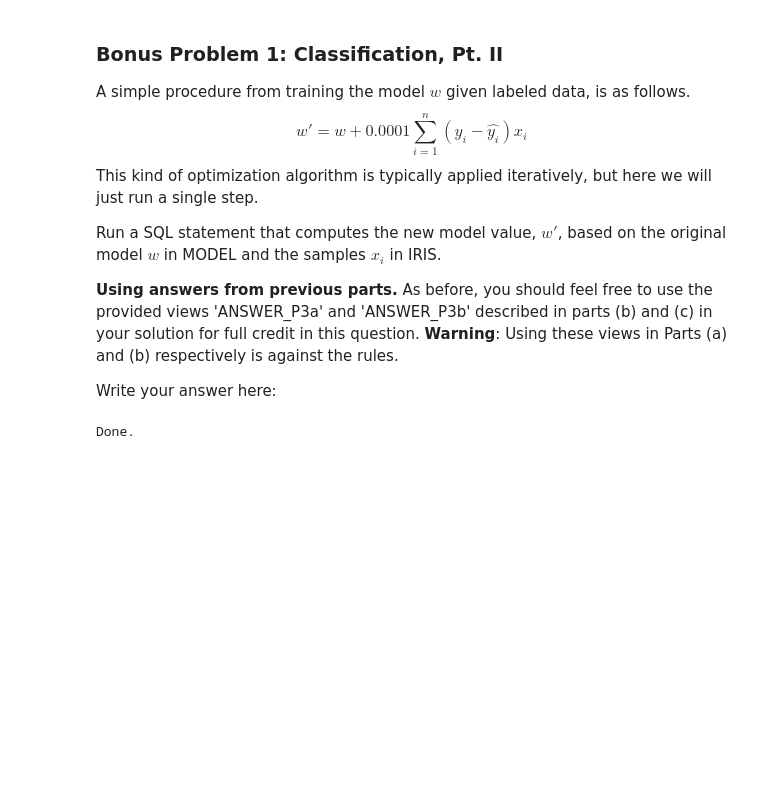
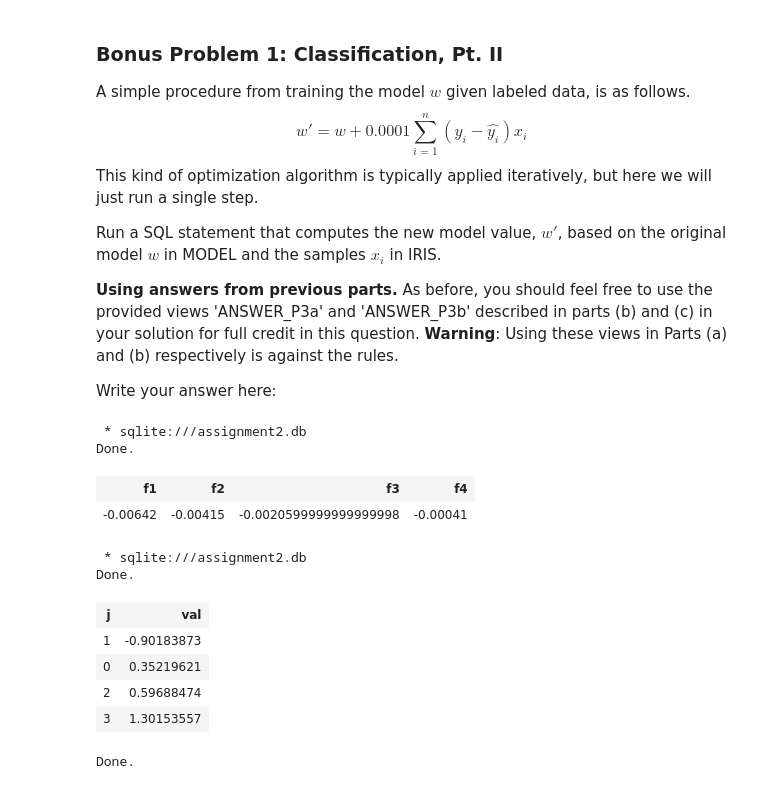
Before and after one commit to jhuang292/SQL, a Jupyter notebook: assignment2.ipynb, the cells around one changed output. Drawn from its saved outputs; the diff is of its cells as text; code cells hidden in the pictures; blank space fills up the shorter version.

```diff
--- a/assignment2.ipynb
+++ b/assignment2.ipynb
@@ -705,6 +705,73 @@ Run a SQL statement that computes the new model value, $w'$, based on the origin
 As before, you should feel free to use the provided views 'ANSWER_P3a' and 'ANSWER_P3b' described in parts (b) and (c) in your solution for full credit in this question. **Warning**: Using these views in Parts (a) and (b) respectively is against the rules.
 
 Write your answer here:
+# %%
+%%sql
+SELECT tb1.j AS j, tb1.
+FROM MODEL AS tb1, (
+                SELECT 0.0001*SUM((R.Label-P.val)*R.SepalLength) AS f1,0.0001*SUM((R.Label-P.val)*R.SepalWidth) AS f2, 0.0001*SUM((R.Label-P.val)*R.PetalLength) As f3, 0.0001*SUM((R.Label-P.val)*R.PetalWidth) AS f4
+                FROM PREDICTION AS P
+                INNER JOIN
+                (
+                        SELECT *
+                        FROM IRIS
+                        ) AS R
+                ON P.i = R.i
+                ) AS tb2
+# %% [output]
+ * sqlite:///assignment2.db
+Done.
+| f1 | f2 | f3 | f4 |
+| -0.00642 | -0.00415 | -0.0020599999999999998 | -0.00041 |
+# %%
+%%sql
+SELECT tb1.j AS j, ROUND((tb1.val + tb2.val), 8) AS val
+FROM MODEL AS tb1, (
+                    SELECT 0.0001*SUM((R.Label-P.val)*R.SepalLength) AS val
+                FROM PREDICTION AS P
+                INNER JOIN
+                (
+                        SELECT *
+                        FROM IRIS
+                        ) AS R
+                ON P.i = R.i
+                UNION
+                SELECT 0.0001*SUM((R.Label-P.val)*R.SepalWidth) AS val
+                                FROM PREDICTION AS P
+                                INNER JOIN
+                                (
+                                        SELECT *
+                                        FROM IRIS
+                                        ) AS R
+                                ON P.i = R.i
+                UNION
+                SELECT 0.0001*SUM((R.Label-P.val)*R.PetalLength) AS val
+                                FROM PREDICTION AS P
+                                INNER JOIN
+                                (
+                                        SELECT *
+                                        FROM IRIS
+                                        ) AS R
+                                ON P.i = R.i
+                UNION
+                SELECT 0.0001*SUM((R.Label-P.val)*R.PetalWidth) AS val
+                                FROM PREDICTION AS P
+                                INNER JOIN
+                                (
+                                        SELECT *
+                                        FROM IRIS
+                                        ) AS R
+                                ON P.i = R.i
+                        ) AS tb2
+GROUP BY tb1.val
+# %% [output]
+ * sqlite:///assignment2.db
+Done.
+| j | val |
+| 1 | -0.90183873 |
+| 0 | 0.35219621 |
+| 2 | 0.59688474 |
+| 3 | 1.30153557 |
 # %%
 """
 Expected output below- don't re-evaluate this cell!
```
